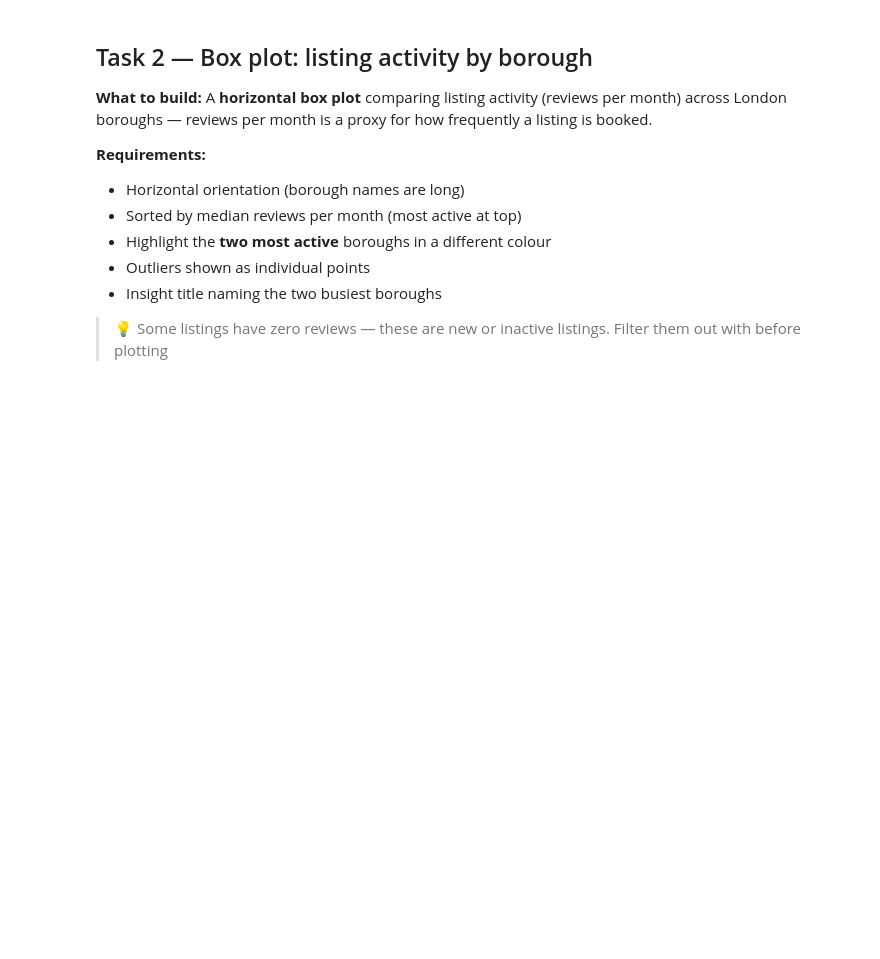
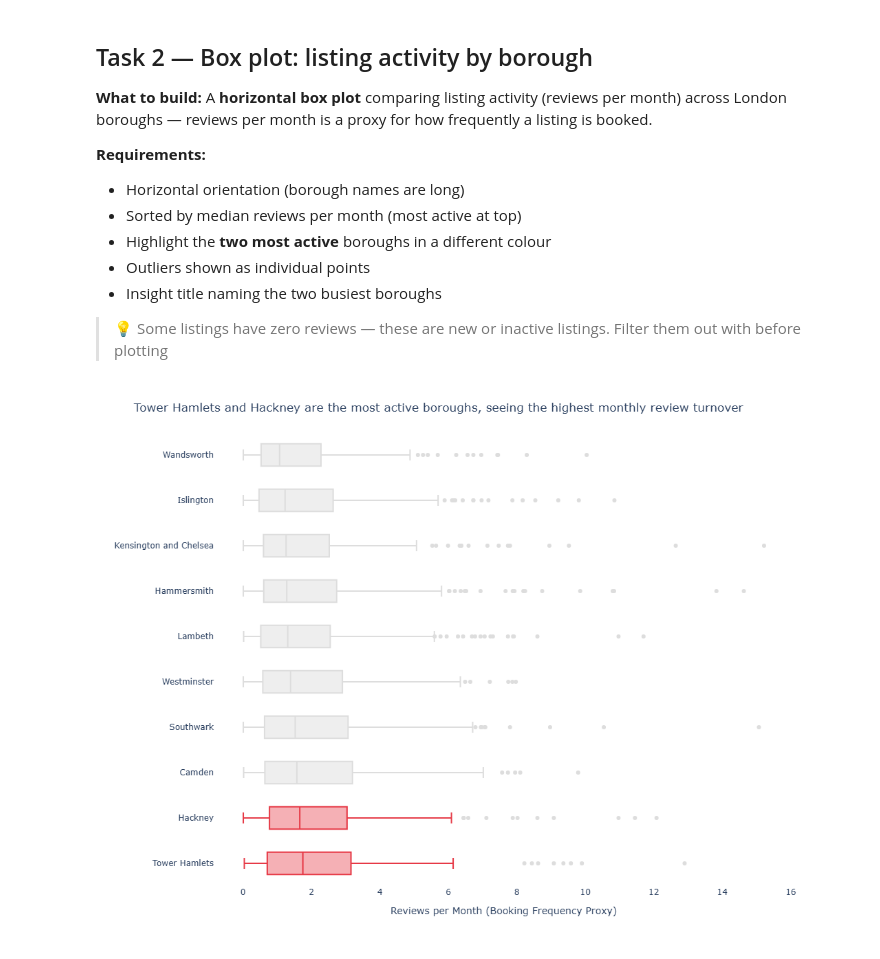
Before and after one commit to Manoharneerati17/dataviz-exercises-manoharneerati, a Jupyter notebook: week05/lecture05_exercise.ipynb, the cells around one changed output. Saved outputs shown, nothing was run; the diff lists cells and outputs as text; code cells hidden in the pictures; blank space fills up the shorter version.

```diff
--- a/week05/lecture05_exercise.ipynb
+++ b/week05/lecture05_exercise.ipynb
@@ -83,5 +129,50 @@ Shared room       182.0   46.3  14.1  20.5   36.8   44.1   54.3   92.8
 
 > 💡 Some listings have zero reviews — these are new or inactive listings. Filter them out with before plotting
 # %%
-# Task 2
-# YOUR CODE HERE
+import pandas as pd
+import plotly.express as px
+
+# 1. Pre-processing
+df = pd.read_csv('airbnb_london.csv')
+
+# Filter out listings with zero reviews
+df_t2 = df[df['reviews_per_month'] > 0].copy()
+
+# Calculate median activity per neighbourhood for sorting
+med_activity = df_t2.groupby('neighbourhood')['reviews_per_month'].median().sort_values(ascending=True)
+sorted_boroughs = med_activity.index.tolist()
+
+# Identify the two most active boroughs
+top_2 = med_activity.tail(2).index.tolist()
+
+# 2. Create the Horizontal Box Plot
+fig2 = px.box(
+    df_t2,
+    y='neighbourhood',
+    x='reviews_per_month',
+    color='neighbourhood',
+    category_orders={'neighbourhood': sorted_boroughs},
+    color_discrete_sequence=['#DDDDDD'] * len(sorted_boroughs), # Default all to grey
+    orientation='h',
+    points='outliers', # Show outliers individually
+    labels={'reviews_per_month': 'Reviews per Month', 'neighbourhood': ''}
+)
+
+# 3. Highlight the two most active boroughs
+for trace in fig2.data:
+    if trace.name in top_2:
+        trace.line.color = '#E63946' # Highlight color
+        trace.fillcolor = 'rgba(230,57,70,0.4)'
+
+# 4. Styling and Insight Title
+fig2.update_layout(
+    title=f'{top_2[1]} and {top_2[0]} are the most active boroughs, seeing the highest monthly review turnover',
+    xaxis_title='Reviews per Month (Booking Frequency Proxy)',
+    showlegend=False,
+    plot_bgcolor='white',
+    height=800 # Increased height for many boroughs
+)
+
+fig2.show()
+# %% [output]
+[figure, added]
```
Also changed, not shown: parts of 1 cell of this notebook.
